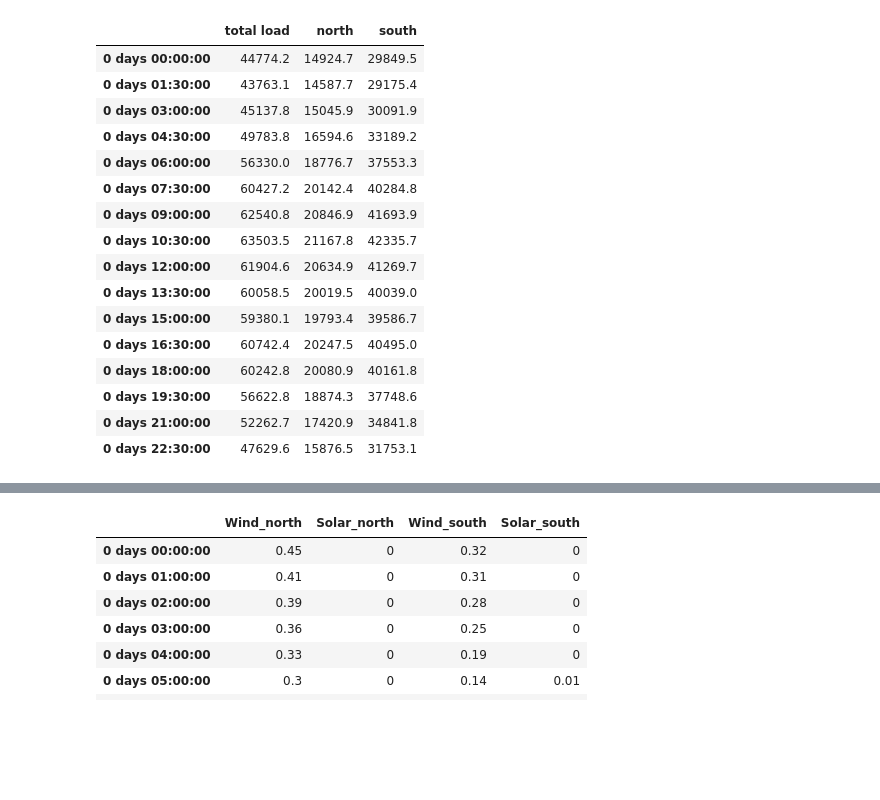
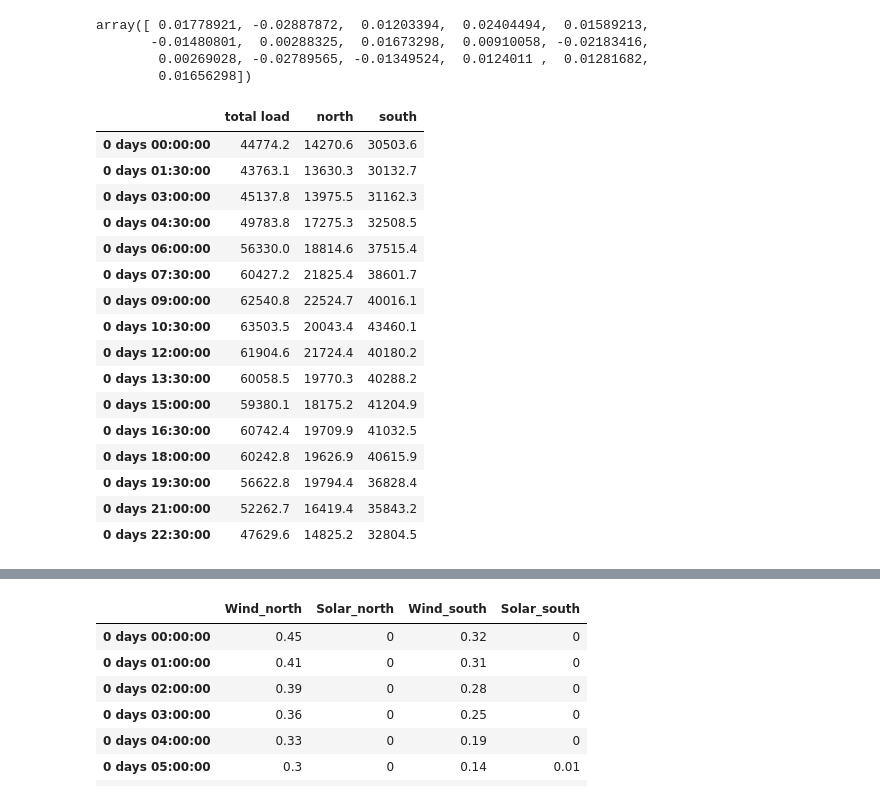
Before and after one commit to anselm-eicke/Locational-investment-signals, a Jupyter notebook: Input data/Input_data.ipynb, the cells around one changed output, grey strips where cells are left out. Saved outputs shown, nothing was run; the diff lists cells and outputs as text; code cells hidden in the pictures; blank space fills up the shorter version.

```diff
--- a/Input data/Input_data.ipynb
+++ b/Input data/Input_data.ipynb
@@ -3,37 +3,45 @@ import pandas as pd
 import numpy as np
 # %%
 freq = '90Min';
+# %%
+np.random.uniform(-0.03, 0.03, len(new_frequency))
+# %% [output]
+array([ 0.01778921, -0.02887872,  0.01203394,  0.02404494,  0.01589213,
+       -0.01480801,  0.00288325,  0.01673298,  0.00910058, -0.02183416,
+        0.00269028, -0.02789565, -0.01349524,  0.0124011 ,  0.01281682,
+        0.01656298])
 # %%
 # Load data
 load = pd.read_pickle('2015-2020_load_generation.pkl')
 df = load['DE']
 df = df.loc[df.index.year == 2020]
 load_curve = df.groupby(df.index.hour).mean()
 
 
 load_curve.index = pd.to_timedelta(load_curve.index, 'hours')
 series = load_curve.resample(freq).mean()
 
 new_frequency = pd.DataFrame(data = series.values, index = series.index, columns = ['total load'])
-new_frequency['north'] = new_frequency['total load'] *1/3
-new_frequency['south'] = new_frequency['total load'] *2/3
+np.random.seed([3,14])
+new_frequency['north'] = new_frequency['total load'] *(1/3 + np.random.uniform(-0.03, 0.03, len(new_frequency)))
+new_frequency['south'] = new_frequency['total load'] - new_frequency['north']
 new_frequency = new_frequency.round(1)
 new_frequency
 # %% [output]
 |  | total load | north | south |
-| 0 days 00:00:00 | 44774.2 | 14924.7 | 29849.5 |
-| 0 days 01:30:00 | 43763.1 | 14587.7 | 29175.4 |
-| 0 days 03:00:00 | 45137.8 | 15045.9 | 30091.9 |
-| 0 days 04:30:00 | 49783.8 | 16594.6 | 33189.2 |
-| 0 days 06:00:00 | 56330.0 | 18776.7 | 37553.3 |
-| 0 days 07:30:00 | 60427.2 | 20142.4 | 40284.8 |
-| 0 days 09:00:00 | 62540.8 | 20846.9 | 41693.9 |
-| 0 days 10:30:00 | 63503.5 | 21167.8 | 42335.7 |
-| 0 days 12:00:00 | 61904.6 | 20634.9 | 41269.7 |
-| 0 days 13:30:00 | 60058.5 | 20019.5 | 40039.0 |
-| 0 days 15:00:00 | 59380.1 | 19793.4 | 39586.7 |
-| 0 days 16:30:00 | 60742.4 | 20247.5 | 40495.0 |
-| 0 days 18:00:00 | 60242.8 | 20080.9 | 40161.8 |
-| 0 days 19:30:00 | 56622.8 | 18874.3 | 37748.6 |
-| 0 days 21:00:00 | 52262.7 | 17420.9 | 34841.8 |
-| 0 days 22:30:00 | 47629.6 | 15876.5 | 31753.1 |
+| 0 days 00:00:00 | 44774.2 | 14270.6 | 30503.6 |
+| 0 days 01:30:00 | 43763.1 | 13630.3 | 30132.7 |
+| 0 days 03:00:00 | 45137.8 | 13975.5 | 31162.3 |
+| 0 days 04:30:00 | 49783.8 | 17275.3 | 32508.5 |
+| 0 days 06:00:00 | 56330.0 | 18814.6 | 37515.4 |
+| 0 days 07:30:00 | 60427.2 | 21825.4 | 38601.7 |
+| 0 days 09:00:00 | 62540.8 | 22524.7 | 40016.1 |
+| 0 days 10:30:00 | 63503.5 | 20043.4 | 43460.1 |
+| 0 days 12:00:00 | 61904.6 | 21724.4 | 40180.2 |
+| 0 days 13:30:00 | 60058.5 | 19770.3 | 40288.2 |
+| 0 days 15:00:00 | 59380.1 | 18175.2 | 41204.9 |
+| 0 days 16:30:00 | 60742.4 | 19709.9 | 41032.5 |
+| 0 days 18:00:00 | 60242.8 | 19626.9 | 40615.9 |
+| 0 days 19:30:00 | 56622.8 | 19794.4 | 36828.4 |
+| 0 days 21:00:00 | 52262.7 | 16419.4 | 35843.2 |
+| 0 days 22:30:00 | 47629.6 | 14825.2 | 32804.5 |
```
Also changed, not shown: parts of 4 cells of this notebook, 2 other files.
